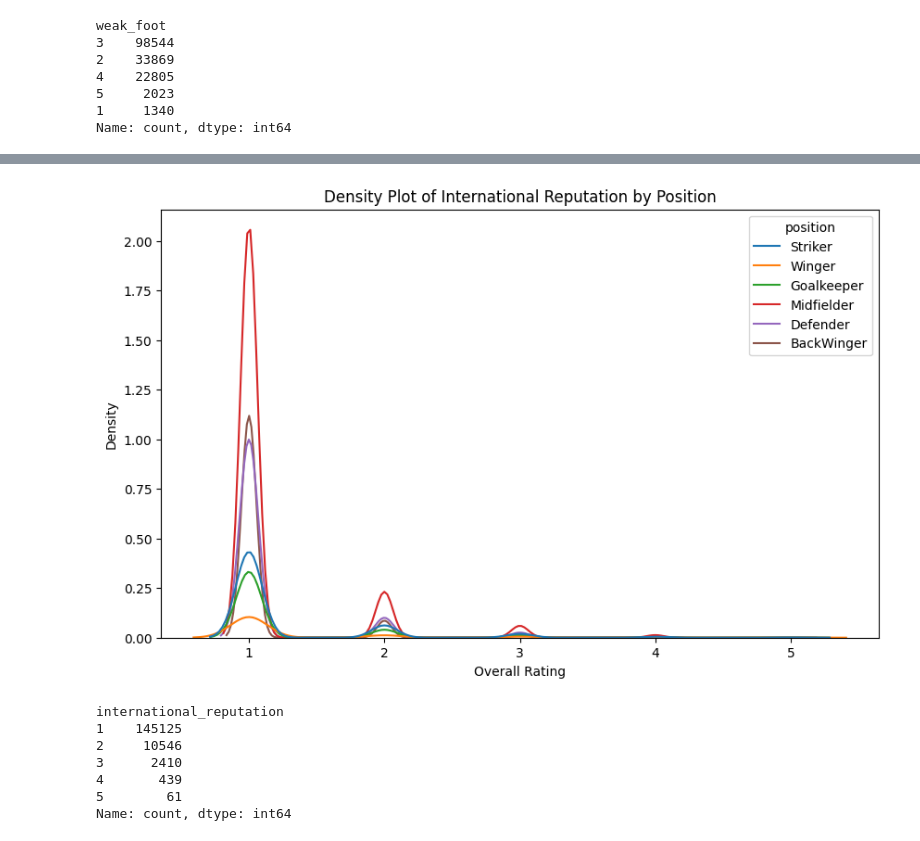
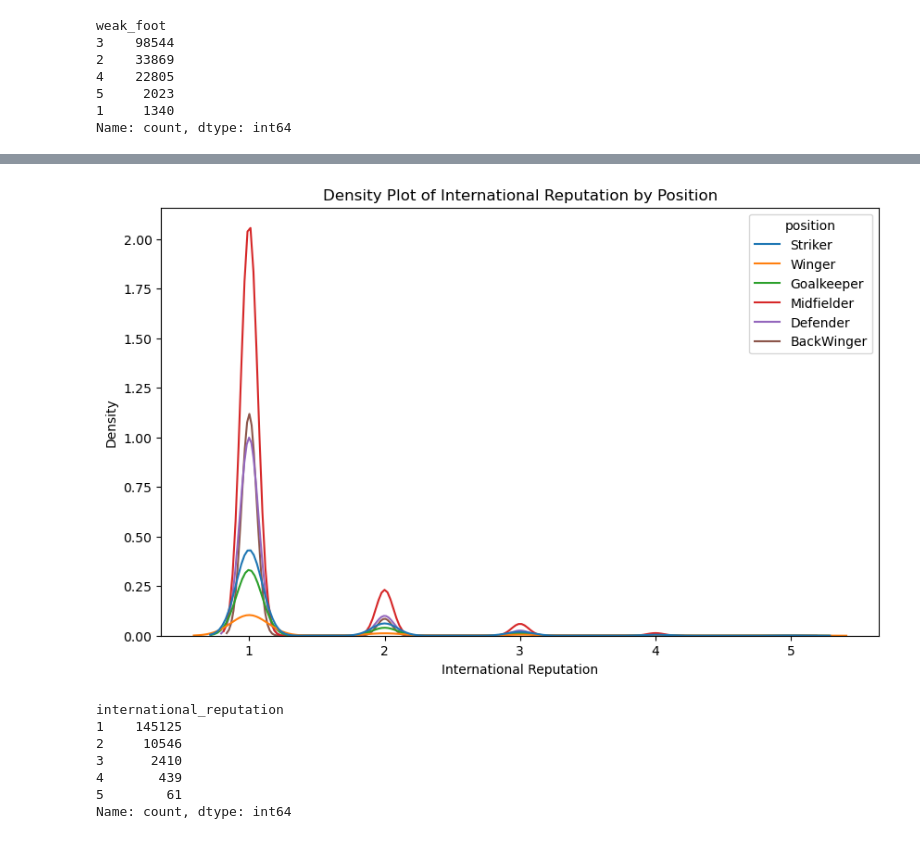
Before and after one commit to AliHashish/FIFA_Players_Analysis, a Jupyter notebook: EDA.ipynb, the cells around one changed output, grey strips where cells are left out. Drawn from its saved outputs; the diff is of its cells as text; code cells hidden in the pictures.

```diff
--- a/EDA.ipynb
+++ b/EDA.ipynb
@@ -277,14 +277,14 @@ else:
 # %%
 if dataset != 'female_players_23':
     # plot density function for club position against overall
     plt.figure(figsize=(10, 6))
     sns.kdeplot(data=df[df['position'] != 'Reserved'], x='international_reputation', hue='position')
     plt.title('Density Plot of International Reputation by Position')
-    plt.xlabel('Overall Rating')
+    plt.xlabel('International Reputation')
     plt.ylabel('Density')
     plt.show()
 # %% [output]
-[figure, old version]
+[figure, new version]
 # %%
 df['international_reputation'].value_counts()
 # %% [output]
```
Also changed, not shown: parts of 6 cells of this notebook, 1 other file.
